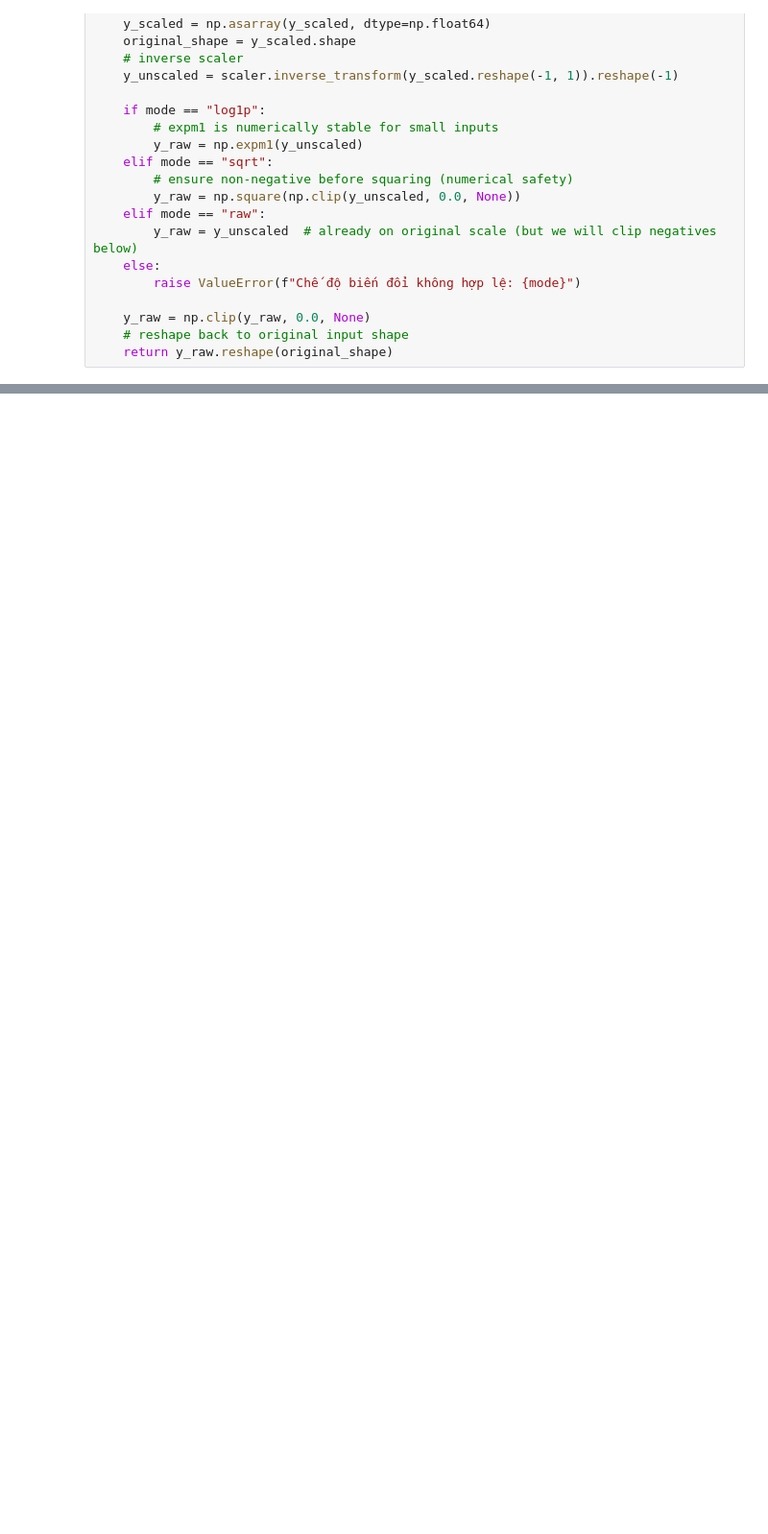
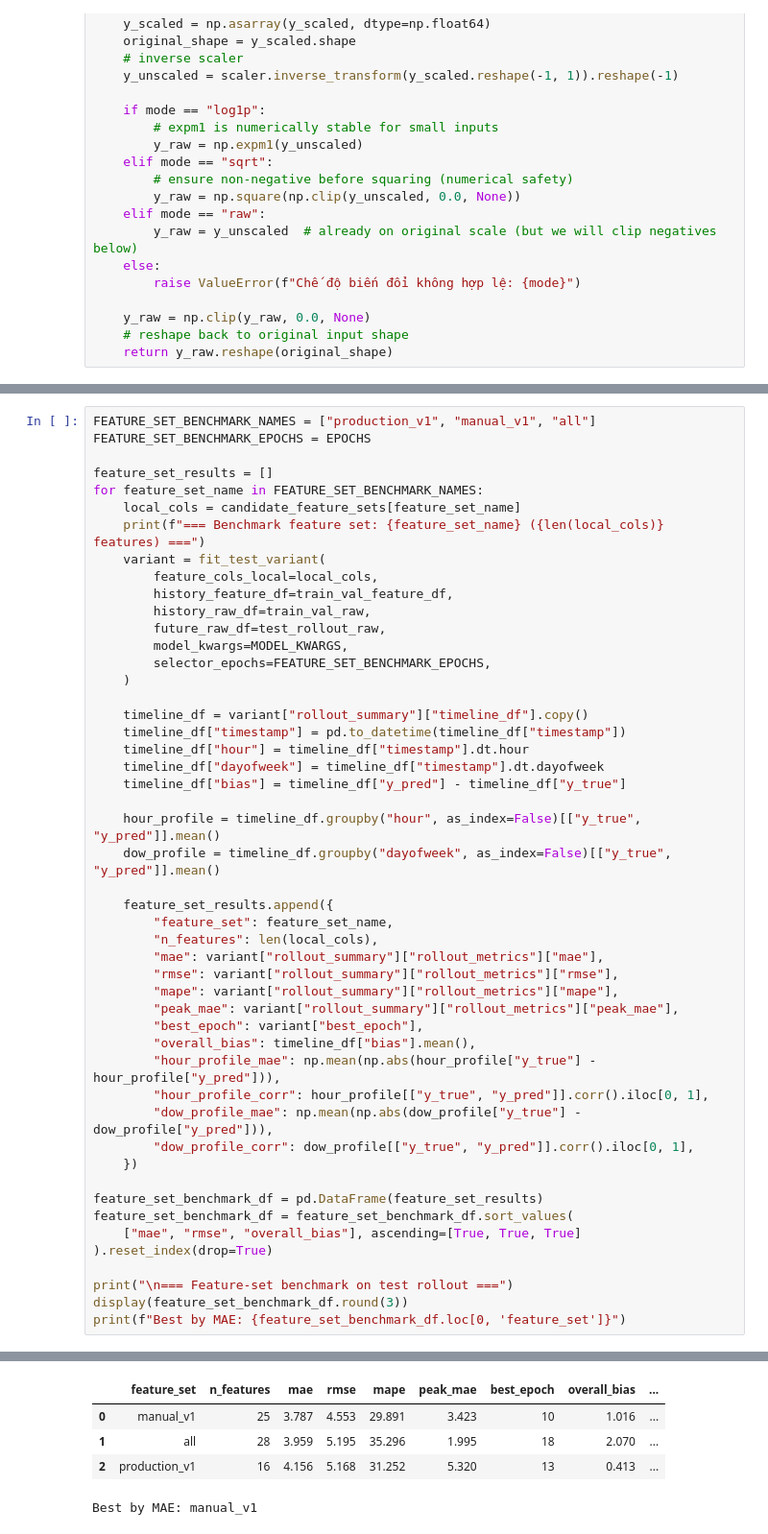
Before and after one commit to HoangHumg1210/hoankiem-air-quality-forecasting, a Jupyter notebook: notebooks/06_gru.ipynb, the cells around one changed output, grey strips where cells are left out. Shown at 96% size. Cells and saved outputs as stored; diff of their text form; blank space fills up the shorter version.

```diff
--- a/notebooks/06_gru.ipynb
+++ b/notebooks/06_gru.ipynb
@@ -1650,0 +1987,50 @@ Cyclical features in all: ['hour_sin', 'hour_cos', 'dow_sin', 'dow_cos']
+# %%
+FEATURE_SET_BENCHMARK_NAMES = ["production_v1", "manual_v1", "all"]
+FEATURE_SET_BENCHMARK_EPOCHS = EPOCHS
+
+feature_set_results = []
+for feature_set_name in FEATURE_SET_BENCHMARK_NAMES:
+    local_cols = candidate_feature_sets[feature_set_name]
+    print(f"=== Benchmark feature set: {feature_set_name} ({len(local_cols)} features) ===")
+    variant = fit_test_variant(
+        feature_cols_local=local_cols,
+        history_feature_df=train_val_feature_df,
+        history_raw_df=train_val_raw,
+        future_raw_df=test_rollout_raw,
+        model_kwargs=MODEL_KWARGS,
+        selector_epochs=FEATURE_SET_BENCHMARK_EPOCHS,
+    )
+
+    timeline_df = variant["rollout_summary"]["timeline_df"].copy()
+    timeline_df["timestamp"] = pd.to_datetime(timeline_df["timestamp"])
+    timeline_df["hour"] = timeline_df["timestamp"].dt.hour
+    timeline_df["dayofweek"] = timeline_df["timestamp"].dt.dayofweek
+    timeline_df["bias"] = timeline_df["y_pred"] - timeline_df["y_true"]
+
+    hour_profile = timeline_df.groupby("hour", as_index=False)[["y_true", "y_pred"]].mean()
+    dow_profile = timeline_df.groupby("dayofweek", as_index=False)[["y_true", "y_pred"]].mean()
+
+    feature_set_results.append({
+        "feature_set": feature_set_name,
+        "n_features": len(local_cols),
+        "mae": variant["rollout_summary"]["rollout_metrics"]["mae"],
+        "rmse": variant["rollout_summary"]["rollout_metrics"]["rmse"],
+        "mape": variant["rollout_summary"]["rollout_metrics"]["mape"],
+        "peak_mae": variant["rollout_summary"]["rollout_metrics"]["peak_mae"],
+        "best_epoch": variant["best_epoch"],
+        "overall_bias": timeline_df["bias"].mean(),
+        "hour_profile_mae": np.mean(np.abs(hour_profile["y_true"] - hour_profile["y_pred"])),
+        "hour_profile_corr": hour_profile[["y_true", "y_pred"]].corr().iloc[0, 1],
+        "dow_profile_mae": np.mean(np.abs(dow_profile["y_true"] - dow_profile["y_pred"])),
+        "dow_profile_corr": dow_profile[["y_true", "y_pred"]].corr().iloc[0, 1],
+    })
+
+feature_set_benchmark_df = pd.DataFrame(feature_set_results)
+feature_set_benchmark_df = feature_set_benchmark_df.sort_values(
+    ["mae", "rmse", "overall_bias"], ascending=[True, True, True]
+).reset_index(drop=True)
+
+print("\n=== Feature-set benchmark on test rollout ===")
+display(feature_set_benchmark_df.round(3))
+print(f"Best by MAE: {feature_set_benchmark_df.loc[0, 'feature_set']}")
+# %% [output]
@@ -1650,0 +2054,5 @@ Cyclical features in all: ['hour_sin', 'hour_cos', 'dow_sin', 'dow_cos']
+|  | feature_set | n_features | mae | rmse | mape | peak_mae | best_epoch | overall_bias | ... |
+| 0 | manual_v1 | 25 | 3.787 | 4.553 | 29.891 | 3.423 | 10 | 1.016 | ... |
+| 1 | all | 28 | 3.959 | 5.195 | 35.296 | 1.995 | 18 | 2.070 | ... |
+| 2 | production_v1 | 16 | 4.156 | 5.168 | 31.252 | 5.320 | 13 | 0.413 | ... |
+Best by MAE: manual_v1
```
Also changed, not shown: parts of 11 cells of this notebook.
